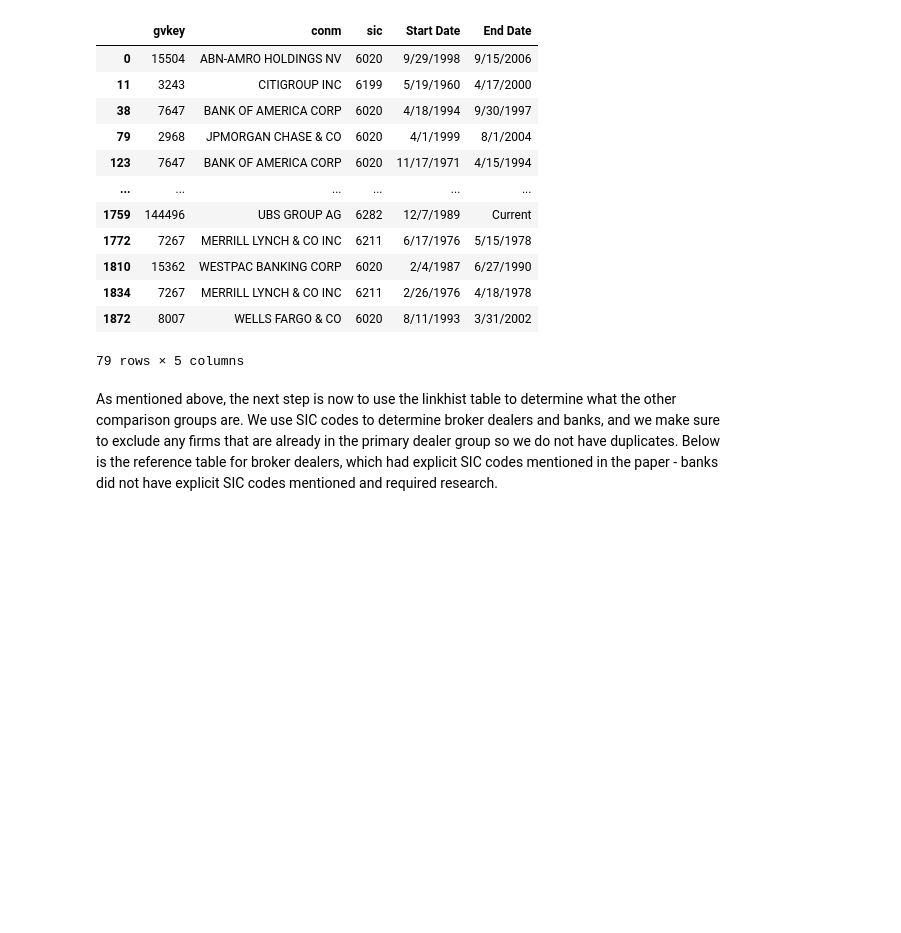
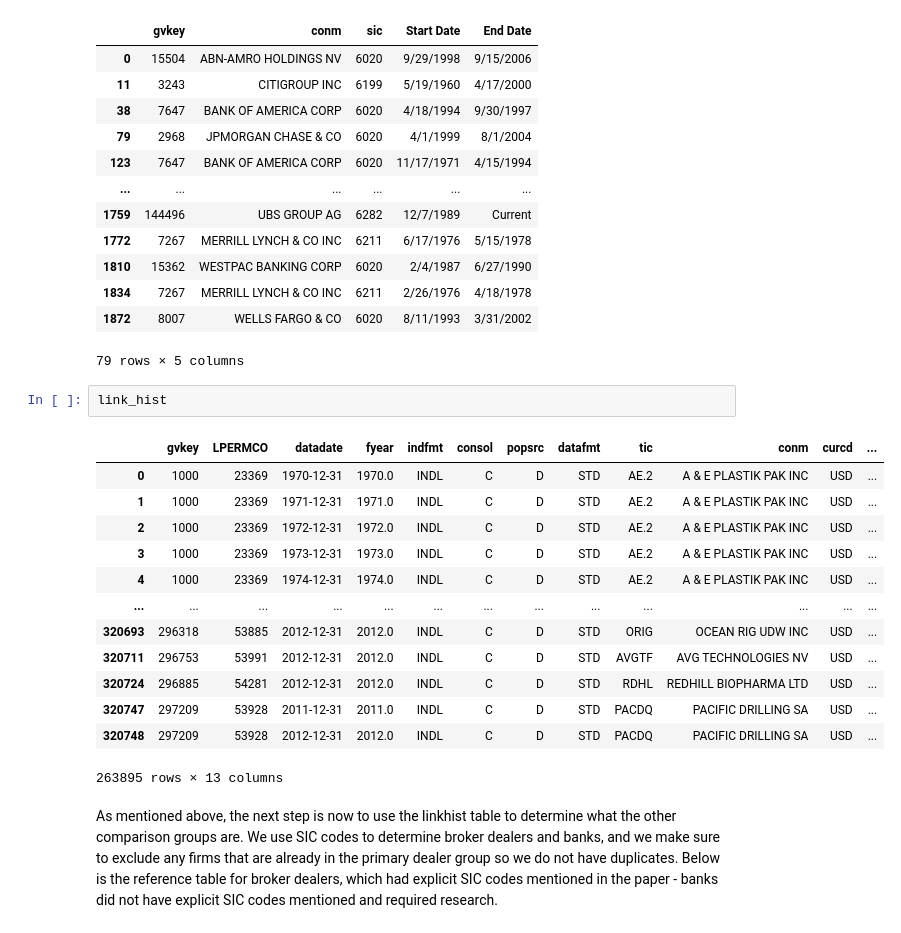
Before and after one commit to xinye-li-katarina/finm-32900-final-project, a Jupyter notebook: src/Walkthrough_table_2.ipynb, the cells around one changed output. Cells and saved outputs as stored; diff of their text form; blank space fills up the shorter version.

Commit message:
table 2

```diff
--- a/src/Walkthrough_table_2.ipynb
+++ b/src/Walkthrough_table_2.ipynb
@@ -113,6 +113,22 @@ Done
 | 1834 | 7267 | MERRILL LYNCH & CO INC | 6211 | 2/26/1976 | 4/18/1978 |
 | 1872 | 8007 | WELLS FARGO & CO | 6020 | 8/11/1993 | 3/31/2002 |
 79 rows × 5 columns
+# %%
+link_hist
+# %% [output]
+|  | gvkey | LPERMCO | datadate | fyear | indfmt | consol | popsrc | datafmt | tic | conm | curcd | ... |
+| 0 | 1000 | 23369 | 1970-12-31 | 1970.0 | INDL | C | D | STD | AE.2 | A & E PLASTIK PAK INC | USD | ... |
+| 1 | 1000 | 23369 | 1971-12-31 | 1971.0 | INDL | C | D | STD | AE.2 | A & E PLASTIK PAK INC | USD | ... |
+| 2 | 1000 | 23369 | 1972-12-31 | 1972.0 | INDL | C | D | STD | AE.2 | A & E PLASTIK PAK INC | USD | ... |
+| 3 | 1000 | 23369 | 1973-12-31 | 1973.0 | INDL | C | D | STD | AE.2 | A & E PLASTIK PAK INC | USD | ... |
+| 4 | 1000 | 23369 | 1974-12-31 | 1974.0 | INDL | C | D | STD | AE.2 | A & E PLASTIK PAK INC | USD | ... |
+| ... | ... | ... | ... | ... | ... | ... | ... | ... | ... | ... | ... | ... |
+| 320693 | 296318 | 53885 | 2012-12-31 | 2012.0 | INDL | C | D | STD | ORIG | OCEAN RIG UDW INC | USD | ... |
+| 320711 | 296753 | 53991 | 2012-12-31 | 2012.0 | INDL | C | D | STD | AVGTF | AVG TECHNOLOGIES NV | USD | ... |
+| 320724 | 296885 | 54281 | 2012-12-31 | 2012.0 | INDL | C | D | STD | RDHL | REDHILL BIOPHARMA LTD | USD | ... |
+| 320747 | 297209 | 53928 | 2011-12-31 | 2011.0 | INDL | C | D | STD | PACDQ | PACIFIC DRILLING SA | USD | ... |
+| 320748 | 297209 | 53928 | 2012-12-31 | 2012.0 | INDL | C | D | STD | PACDQ | PACIFIC DRILLING SA | USD | ... |
+263895 rows × 13 columns
 # %% [markdown]
 As mentioned above, the next step is now to use the linkhist table to determine what the other comparison groups are. We use SIC codes to determine broker dealers and banks, and we make sure to exclude any firms that are already in the primary dealer group so we do not have duplicates. Below is the reference table for broker dealers, which had explicit SIC codes mentioned in the paper - banks did not have explicit SIC codes mentioned and required research.
 # %%
```
Also changed, not shown: parts of 1 cell of this notebook.
